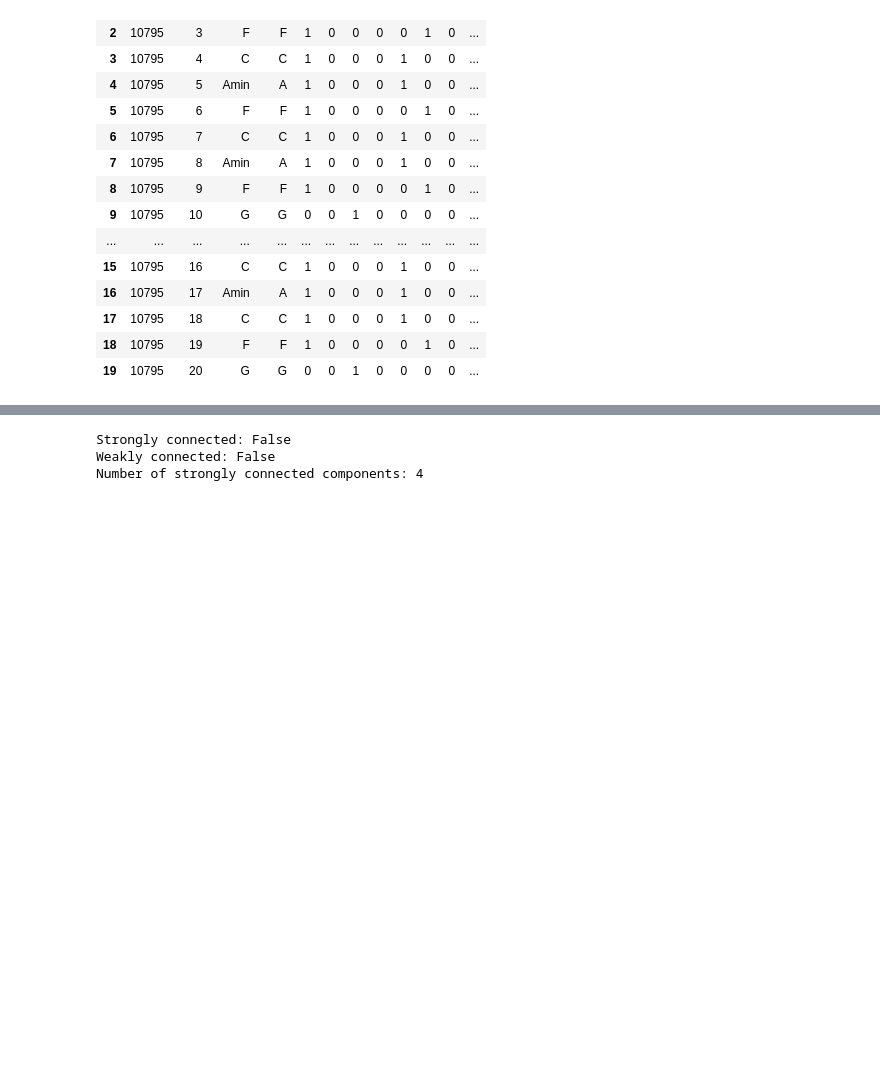
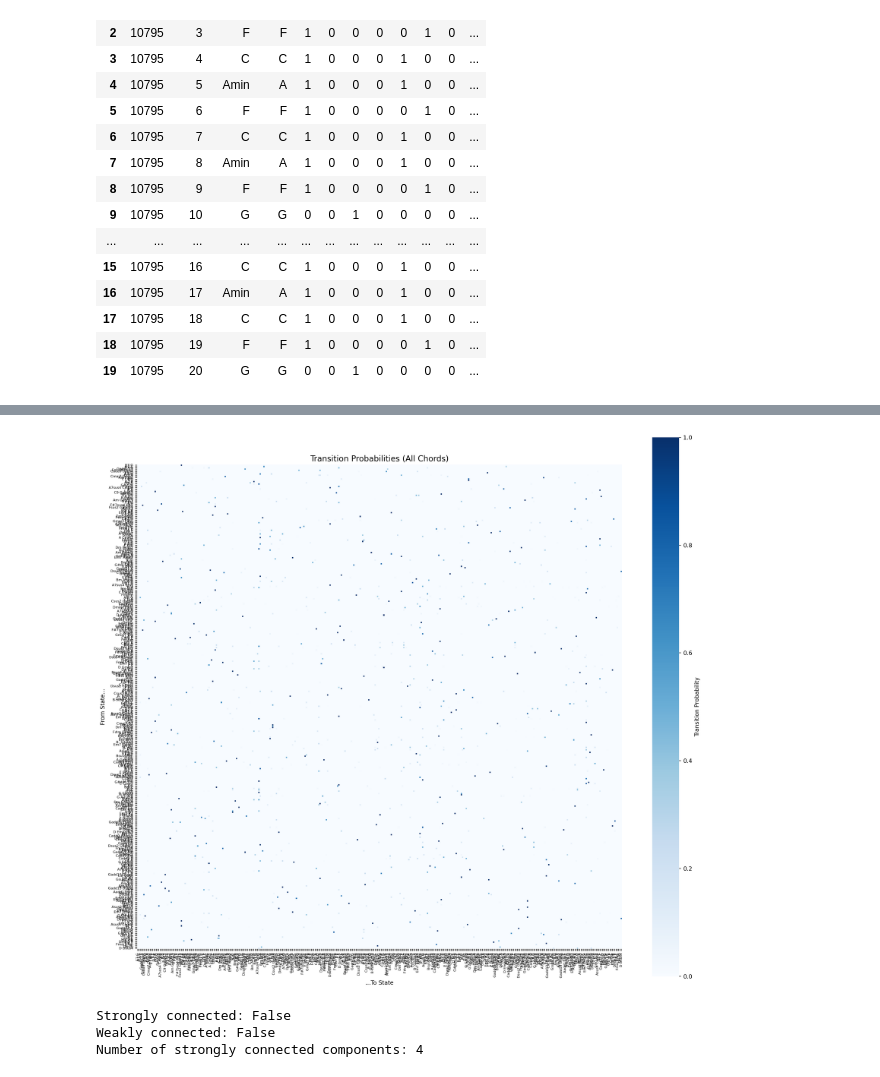
Before and after one commit to emilyrgarman/project1_understandingUncertainty, a Jupyter notebook: DS 5030 Project 1.ipynb, the cells around one changed output, grey strips where cells are left out. Cells and saved outputs as stored; diff of their text form; code cells hidden in the pictures; blank space fills up the shorter version.

```diff
--- a/DS 5030 Project 1.ipynb
+++ b/DS 5030 Project 1.ipynb
@@ -323,3 +323,17 @@ plt.show()
+# %%
+plt.figure(figsize=(16,14))
+sns.heatmap(tr_pr, cmap='Blues', square=True,
+            xticklabels=states, yticklabels=states,
+            cbar_kws={'label': 'Transition Probability'})
+plt.xticks(rotation=90, fontsize=6)
+plt.yticks(rotation=0, fontsize=6)
+plt.title('Transition Probabilities (All Chords)', fontsize=14)
+plt.xlabel('...To State', fontsize=10)
+plt.ylabel('From State...', fontsize=10)
+plt.tight_layout()
+plt.show()
+# %% [output]
+[figure, added]
 # %%
 # ----- connections -----
 
```
Also changed, not shown: parts of 11 cells of this notebook, 1 other file.
